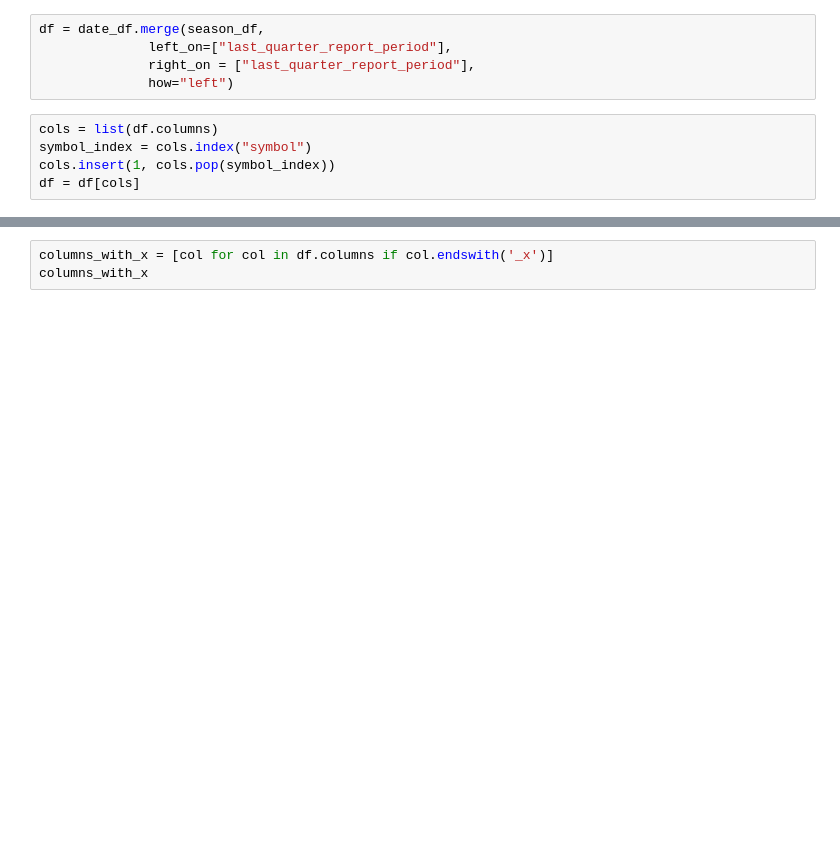
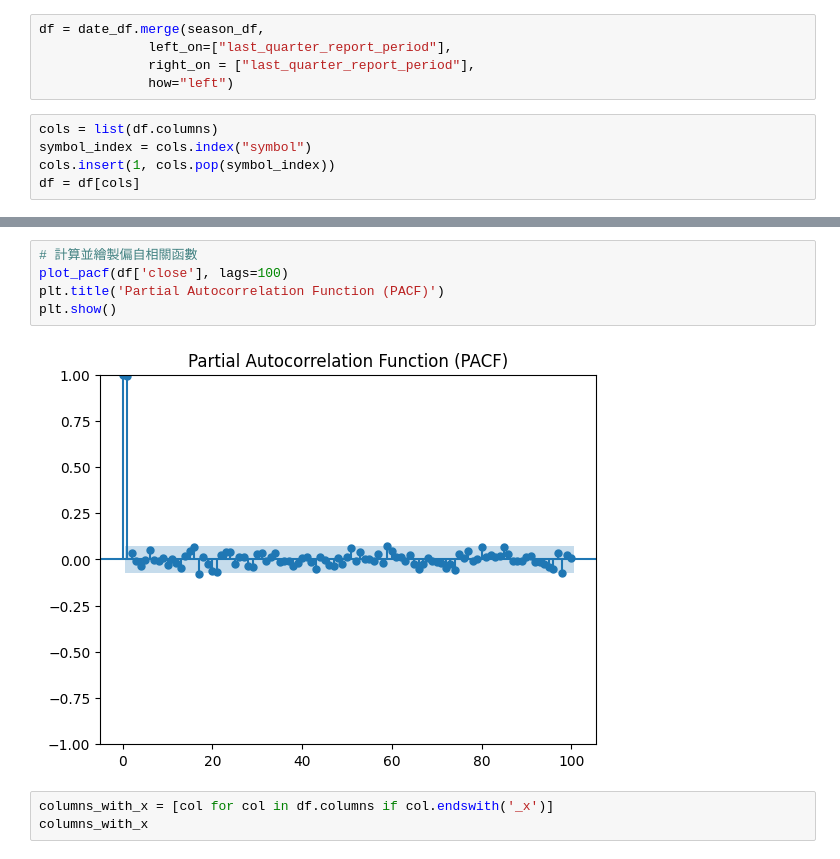
Before and after one commit to lala9456/0605ineterview, a Jupyter notebook: EDA.ipynb, the cells around one changed output, grey strips where cells are left out. Cells and saved outputs as stored; diff of their text form; blank space fills up the shorter version.

```diff
--- a/EDA.ipynb
+++ b/EDA.ipynb
@@ -241,3 +277,10 @@ df.to_csv("df_combine.csv",index=False,encoding="utf-8-sig")
+# %%
+# 計算並繪製偏自相關函數
+plot_pacf(df['close'], lags=100)
+plt.title('Partial Autocorrelation Function (PACF)')
+plt.show()
+# %% [output]
+[figure, added]
 # %%
 columns_with_x = [col for col in df.columns if col.endswith('_x')]
 columns_with_x
```
Also changed, not shown: parts of 11 cells of this notebook.
